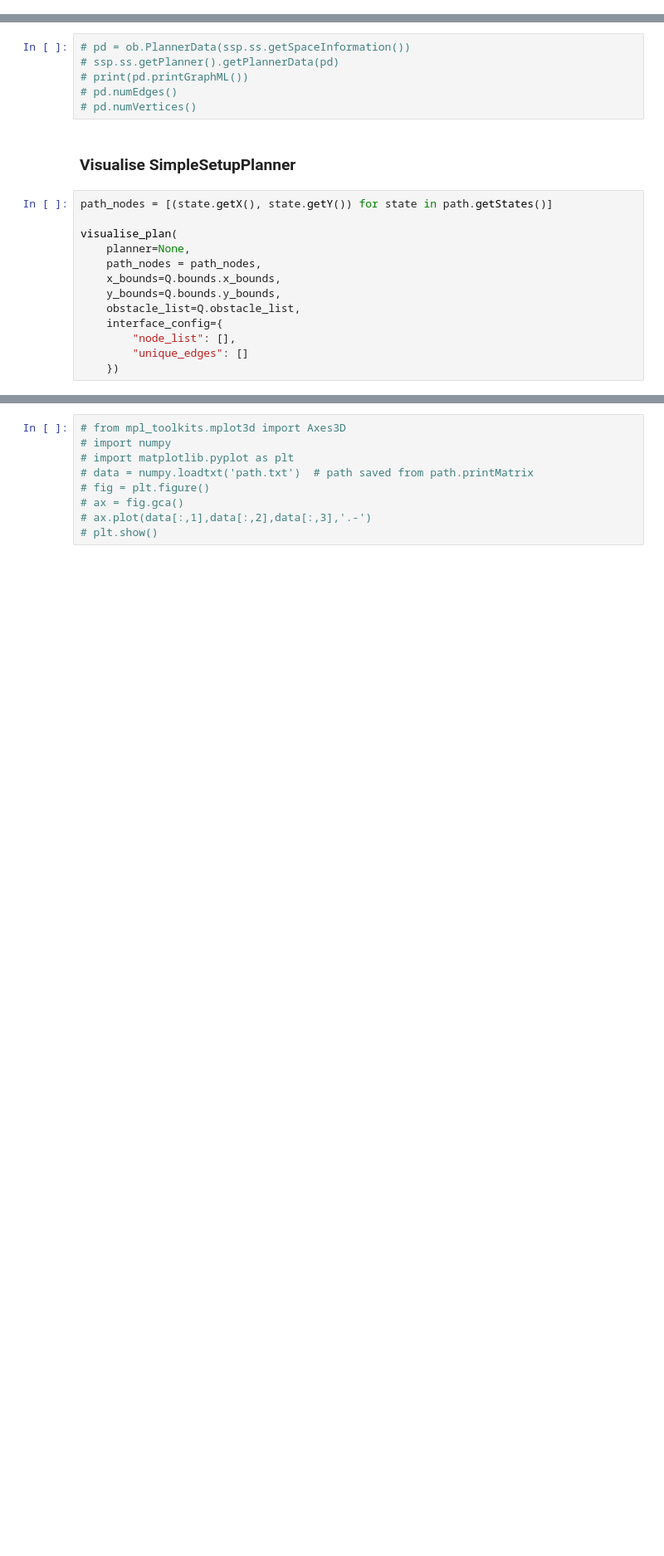
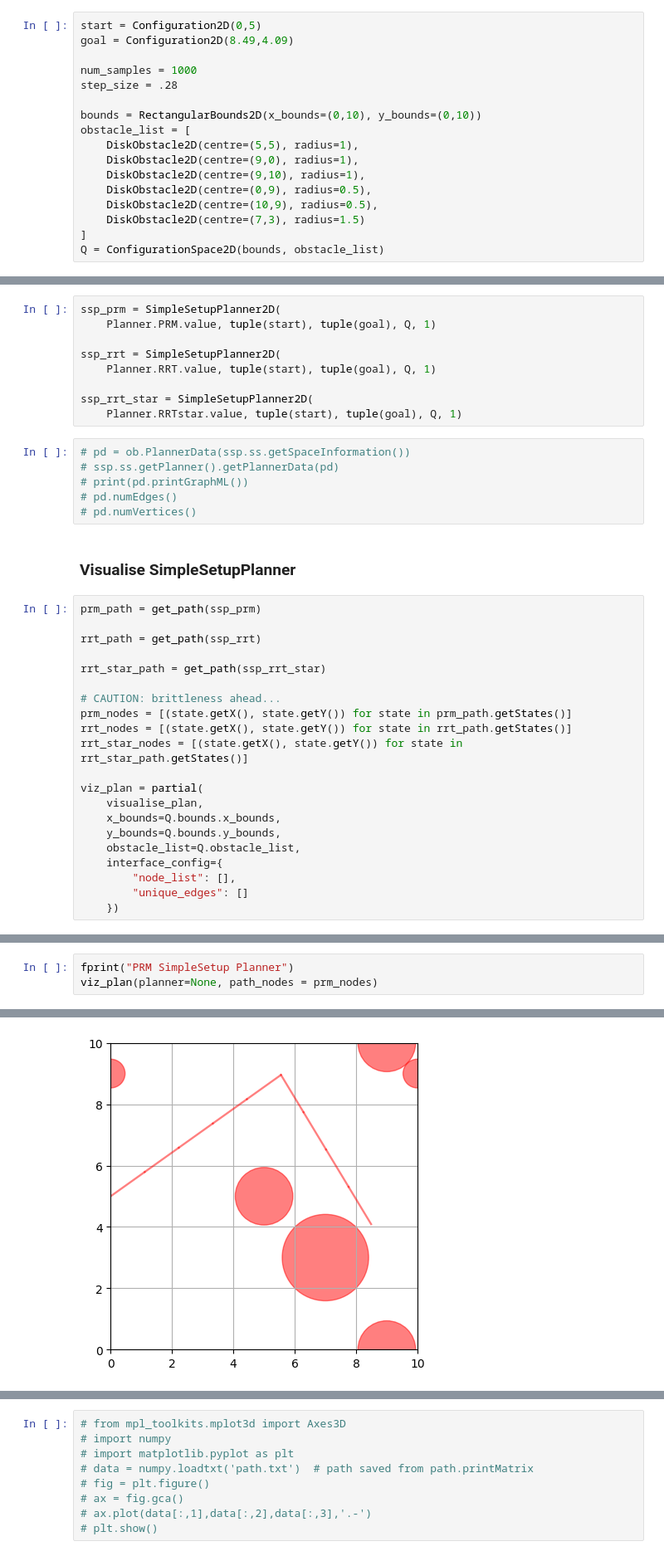
Before and after one commit to samuelsont/motion_planning, a Jupyter notebook: Motion_Planning_Algorithms.ipynb, the cells around one changed output, grey strips where cells are left out. Shown at 83% size. Saved outputs shown, nothing was run; the diff lists cells and outputs as text; blank space fills up the shorter version.

```diff
--- a/Motion_Planning_Algorithms.ipynb
+++ b/Motion_Planning_Algorithms.ipynb
@@ -1878,3 +1912,20 @@ def isStateValid(
+# %%
+start = Configuration2D(0,5)
+goal = Configuration2D(8.49,4.09)
+
+num_samples = 1000
+step_size = .28
+
+bounds = RectangularBounds2D(x_bounds=(0,10), y_bounds=(0,10))
+obstacle_list = [
+    DiskObstacle2D(centre=(5,5), radius=1),
+    DiskObstacle2D(centre=(9,0), radius=1),
+    DiskObstacle2D(centre=(9,10), radius=1),
+    DiskObstacle2D(centre=(0,9), radius=0.5),
+    DiskObstacle2D(centre=(10,9), radius=0.5),
+    DiskObstacle2D(centre=(7,3), radius=1.5)
+]
+Q = ConfigurationSpace2D(bounds, obstacle_list)
 # %% [markdown]
 ### Advanced Algorithm Implementation notes
 # %% [markdown]
@@ -2014,3 +2045,12 @@ Solution found in 524 nodes! See visualisation below...
+# %%
+ssp_prm = SimpleSetupPlanner2D(
+    Planner.PRM.value, tuple(start), tuple(goal), Q, 1)
+
+ssp_rrt = SimpleSetupPlanner2D(
+    Planner.RRT.value, tuple(start), tuple(goal), Q, 1)
+
+ssp_rrt_star = SimpleSetupPlanner2D(
+    Planner.RRTstar.value, tuple(start), tuple(goal), Q, 1)
 # %%
 # pd = ob.PlannerData(ssp.ss.getSpaceInformation())
 # ssp.ss.getPlanner().getPlannerData(pd)
@@ -2020,11 +2060,19 @@ Solution found in 524 nodes! See visualisation below...
 # %% [markdown]
 ### Visualise SimpleSetupPlanner
 # %%
-path_nodes = [(state.getX(), state.getY()) for state in path.getStates()]
+prm_path = get_path(ssp_prm)
 
-visualise_plan(
-    planner=None,
-    path_nodes = path_nodes,
+rrt_path = get_path(ssp_rrt)
+
+rrt_star_path = get_path(ssp_rrt_star)
+
+# CAUTION: brittleness ahead...
+prm_nodes = [(state.getX(), state.getY()) for state in prm_path.getStates()]
+rrt_nodes = [(state.getX(), state.getY()) for state in rrt_path.getStates()]
+rrt_star_nodes = [(state.getX(), state.getY()) for state in rrt_star_path.getStates()]
+
+viz_plan = partial(
+    visualise_plan,
     x_bounds=Q.bounds.x_bounds,
     y_bounds=Q.bounds.y_bounds,
     obstacle_list=Q.obstacle_list,
@@ -2036,0 +2083,4 @@ visualise_plan(
+# %%
+fprint("PRM SimpleSetup Planner")
+viz_plan(planner=None, path_nodes = prm_nodes)
+# %% [output]
@@ -2036,0 +2088 @@ visualise_plan(
+[figure, added]
```
Also changed, not shown: parts of 20 cells of this notebook.
